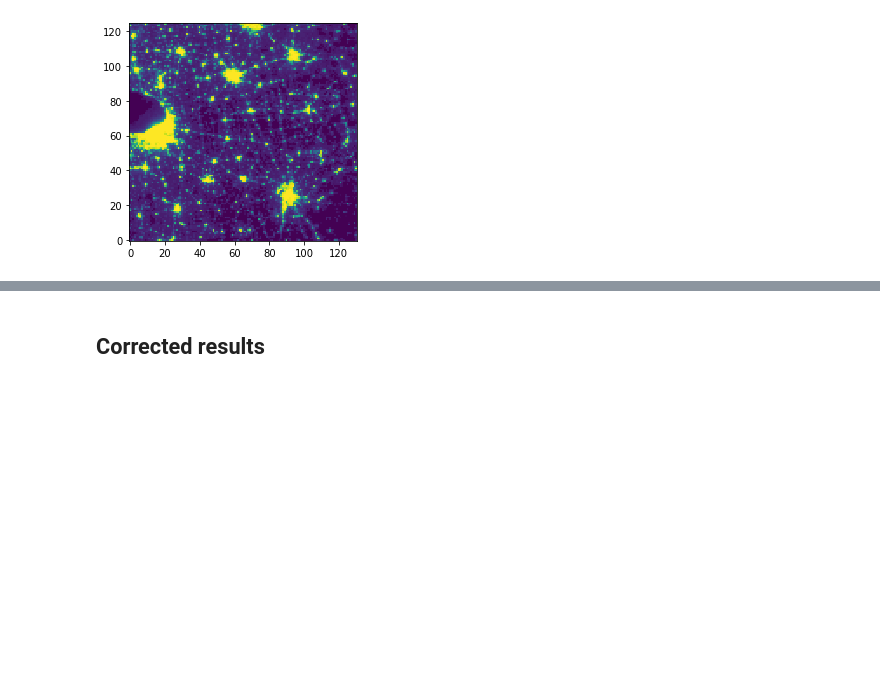
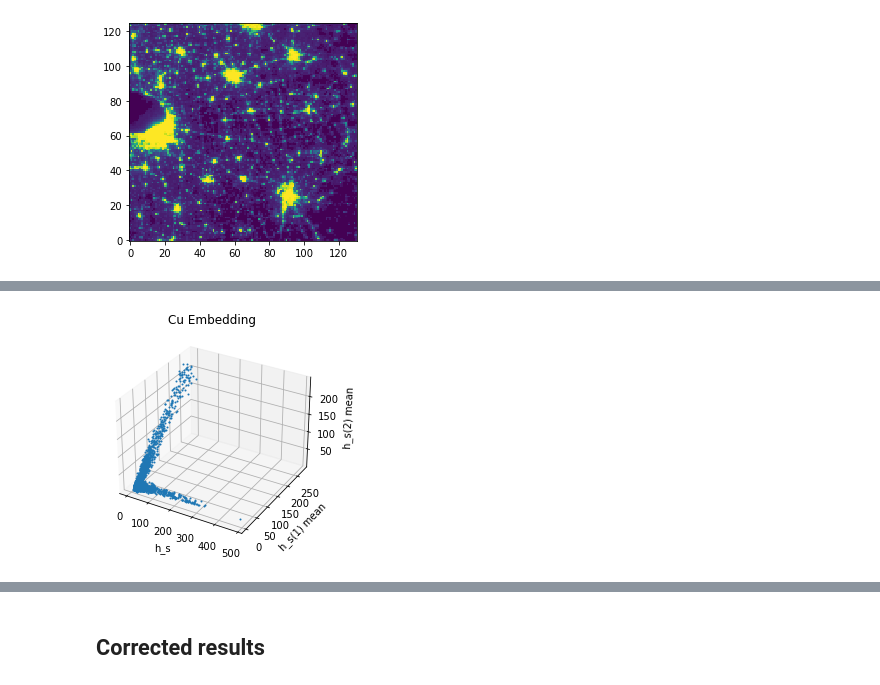
Before and after one commit to KatharinaBracher/GCCM, a Jupyter notebook: code/HeavyMetal.ipynb, the cells around one changed output, grey strips where cells are left out. Drawn from its saved outputs; the diff is of its cells as text; code cells hidden in the pictures; blank space fills up the shorter version.

```diff
--- a/code/HeavyMetal.ipynb
+++ b/code/HeavyMetal.ipynb
@@ -44,0 +78,15 @@ plt.imshow(zMatrix, origin='lower', interpolation='none')
+# %%
+ax = plt.figure().add_subplot(projection='3d')
+
+ax.plot(yEmbedings[0].flatten(),np.mean(yEmbedings[1], axis=1),np.mean(yEmbedings[2], axis=1), '.', ms=2 )
+#ax.plot(yEmbedings[0].flatten(),yEmbedings[1][:,3],yEmbedings[2][:,3], '.' )
+
+#ax.plot(np.mean(yEmbedings[1], axis=1),np.mean(yEmbedings[2], axis=1),np.mean(yEmbedings[3], axis=1), '.' )
+ax.set_xlabel("h_s")
+ax.set_ylabel("h_s(1) mean")
+ax.set_zlabel("h_s(2) mean")
+ax.set_title("Cu Embedding")
+
+plt.show()
+# %% [output]
+[figure, added]
```
Also changed, not shown: parts of 16 cells of this notebook, 26 other files.
